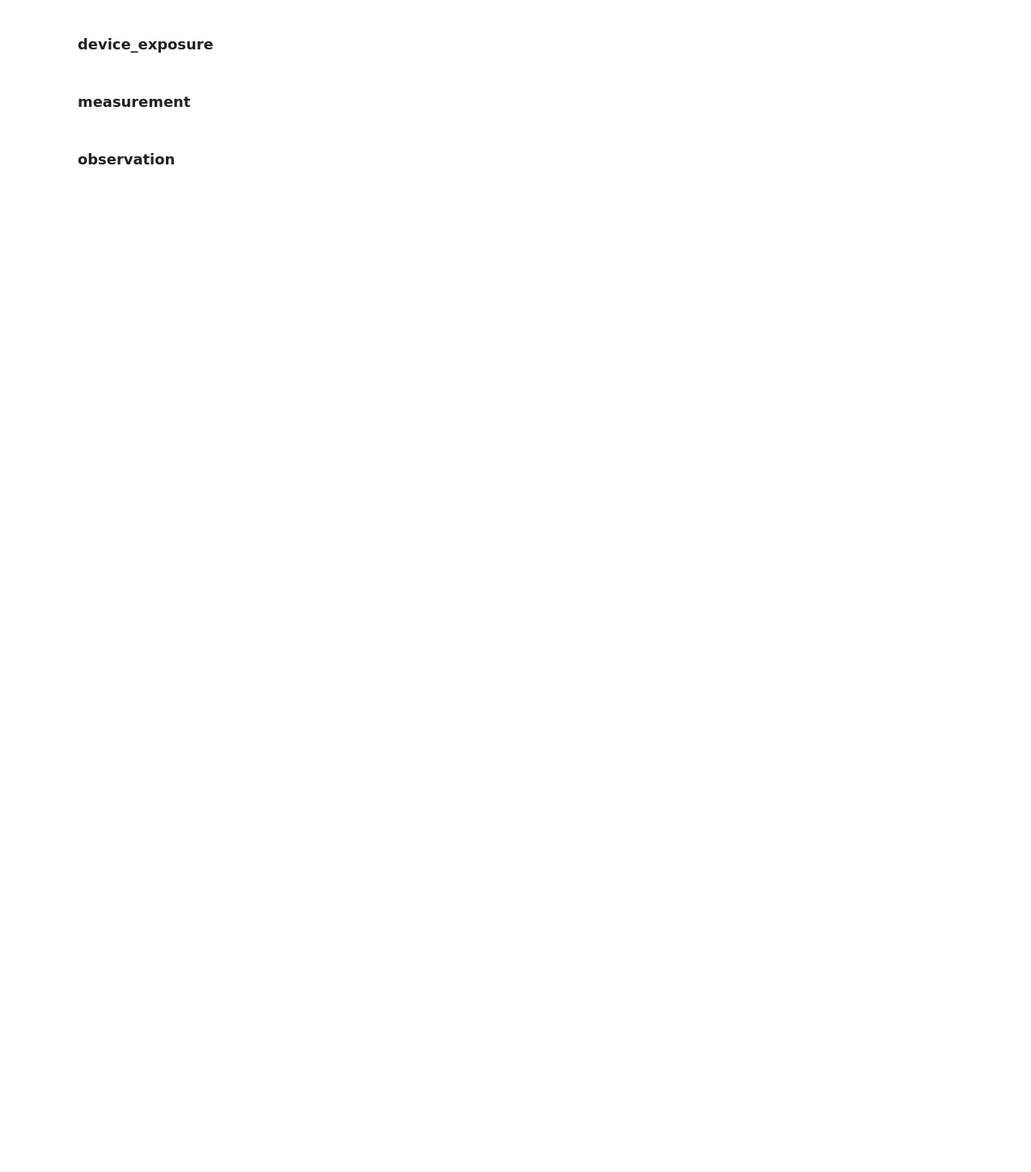
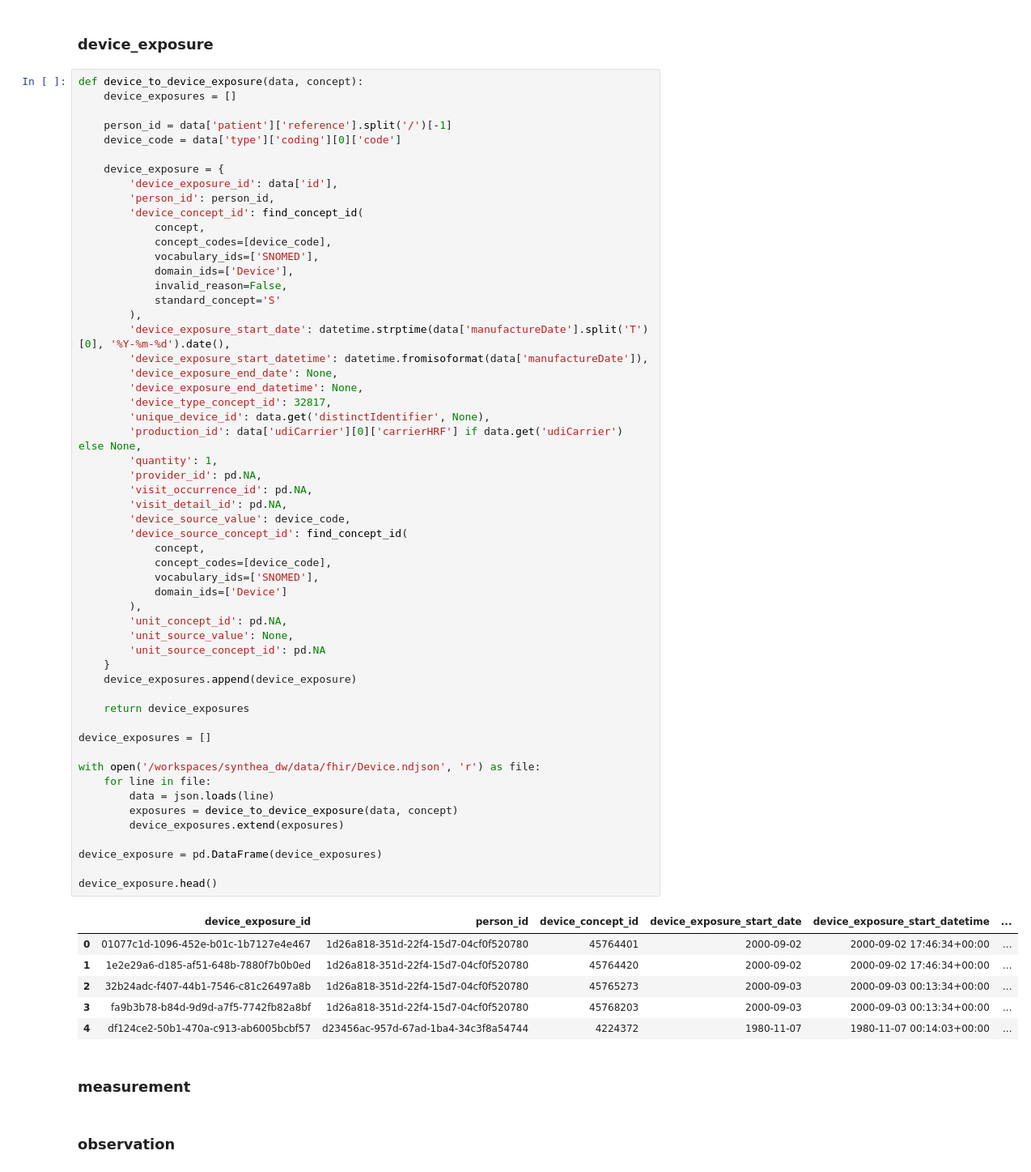
Before and after one commit to saywurdson/synthea_dw, a Jupyter notebook: omop.ipynb, the cells around one changed output. Shown: that part at 81% size. Cells and saved outputs as stored; diff of their text form; blank space fills up the shorter version.

Commit message:
finished device and diagnosticReport

```diff
--- a/omop.ipynb
+++ b/omop.ipynb
@@ -497,6 +497,68 @@ procedure_occurrence.head()
 | 8 | f7f75673-8153-d99f-6ba4-e6303055752e | 1d26a818-351d-22f4-15d7-04cf0f520780 | 40481459 | 2003-11-21 | 2003-11-21 15:30:45+00:00 | ... |
 # %% [markdown]
 ### device_exposure
+# %%
+def device_to_device_exposure(data, concept):
+    device_exposures = []
+
+    person_id = data['patient']['reference'].split('/')[-1]
+    device_code = data['type']['coding'][0]['code']
+
+    device_exposure = {
+        'device_exposure_id': data['id'],
+        'person_id': person_id,
+        'device_concept_id': find_concept_id(
+            concept,
+            concept_codes=[device_code],
+            vocabulary_ids=['SNOMED'],
+            domain_ids=['Device'],
+            invalid_reason=False,
+            standard_concept='S'
+        ),
+        'device_exposure_start_date': datetime.strptime(data['manufactureDate'].split('T')[0], '%Y-%m-%d').date(),
+        'device_exposure_start_datetime': datetime.fromisoformat(data['manufactureDate']),
+        'device_exposure_end_date': None,
+        'device_exposure_end_datetime': None,
+        'device_type_concept_id': 32817,
+        'unique_device_id': data.get('distinctIdentifier', None),
+        'production_id': data['udiCarrier'][0]['carrierHRF'] if data.get('udiCarrier') else None,
+        'quantity': 1,
+        'provider_id': pd.NA,
+        'visit_occurrence_id': pd.NA,
+        'visit_detail_id': pd.NA,
+        'device_source_value': device_code,
+        'device_source_concept_id': find_concept_id(
+            concept,
+            concept_codes=[device_code],
+            vocabulary_ids=['SNOMED'],
+            domain_ids=['Device']
+        ),
+        'unit_concept_id': pd.NA,
+        'unit_source_value': None,
+        'unit_source_concept_id': pd.NA
+    }
+    device_exposures.append(device_exposure)
+
+    return device_exposures
+
+device_exposures = []
+
+with open('/workspaces/synthea_dw/data/fhir/Device.ndjson', 'r') as file:
+    for line in file:
+        data = json.loads(line)
+        exposures = device_to_device_exposure(data, concept)
+        device_exposures.extend(exposures)
+
+device_exposure = pd.DataFrame(device_exposures)
+
+device_exposure.head()
+# %% [output]
+|  | device_exposure_id | person_id | device_concept_id | device_exposure_start_date | device_exposure_start_datetime | ... |
+| 0 | 01077c1d-1096-452e-b01c-1b7127e4e467 | 1d26a818-351d-22f4-15d7-04cf0f520780 | 45764401 | 2000-09-02 | 2000-09-02 17:46:34+00:00 | ... |
+| 1 | 1e2e29a6-d185-af51-648b-7880f7b0b0ed | 1d26a818-351d-22f4-15d7-04cf0f520780 | 45764420 | 2000-09-02 | 2000-09-02 17:46:34+00:00 | ... |
+| 2 | 32b24adc-f407-44b1-7546-c81c26497a8b | 1d26a818-351d-22f4-15d7-04cf0f520780 | 45765273 | 2000-09-03 | 2000-09-03 00:13:34+00:00 | ... |
+| 3 | fa9b3b78-b84d-9d9d-a7f5-7742fb82a8bf | 1d26a818-351d-22f4-15d7-04cf0f520780 | 45768203 | 2000-09-03 | 2000-09-03 00:13:34+00:00 | ... |
+| 4 | df124ce2-50b1-470a-c913-ab6005bcbf57 | d23456ac-957d-67ad-1ba4-34c3f8a54744 | 4224372 | 1980-11-07 | 1980-11-07 00:14:03+00:00 | ... |
 # %% [markdown]
 ### measurement
 # %% [markdown]
```
Also changed, not shown: parts of 2 cells of this notebook.
